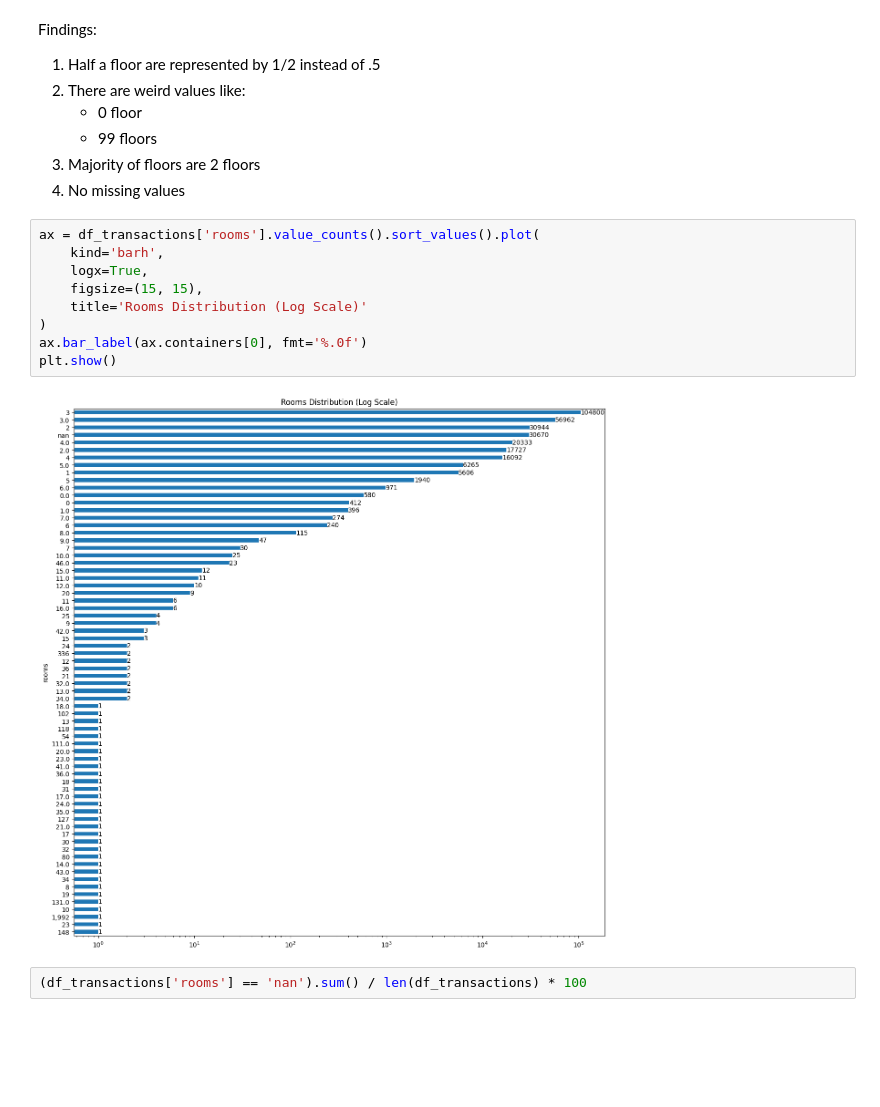
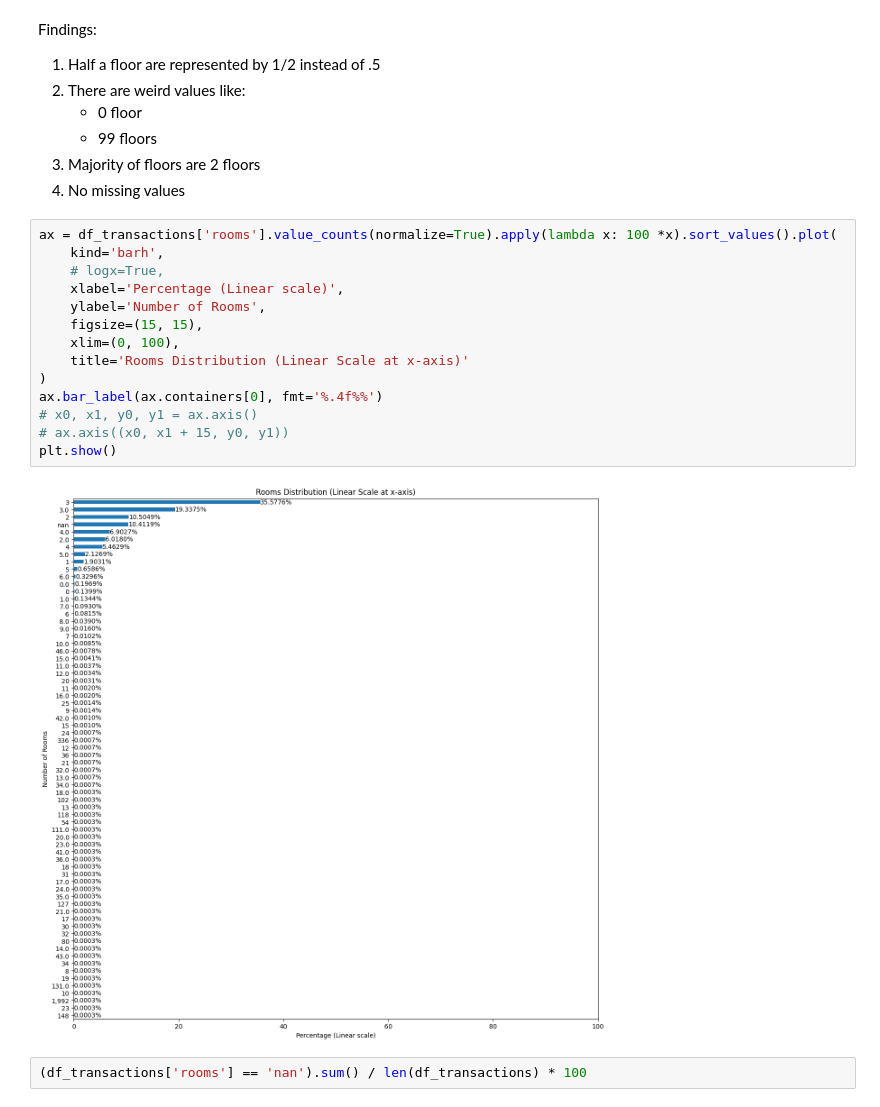
Before and after one commit to yuenherny/kl-house-price-forecasting, a Jupyter notebook: notebooks/02 - Data Exploration.ipynb, the cells around one changed output. Drawn from its saved outputs; the diff is of its cells as text; blank space fills up the shorter version.

```diff
--- a/notebooks/02 - Data Exploration.ipynb
+++ b/notebooks/02 - Data Exploration.ipynb
@@ -172,16 +177,21 @@ Findings:
 3. Majority of floors are 2 floors
 4. No missing values
 # %%
-ax = df_transactions['rooms'].value_counts().sort_values().plot(
+ax = df_transactions['rooms'].value_counts(normalize=True).apply(lambda x: 100 *x).sort_values().plot(
     kind='barh',
-    logx=True,
+    # logx=True,
+    xlabel='Percentage (Linear scale)',
+    ylabel='Number of Rooms',
     figsize=(15, 15),
-    title='Rooms Distribution (Log Scale)'
+    xlim=(0, 100),
+    title='Rooms Distribution (Linear Scale at x-axis)'
 )
-ax.bar_label(ax.containers[0], fmt='%.0f')
+ax.bar_label(ax.containers[0], fmt='%.4f%%')
+# x0, x1, y0, y1 = ax.axis()
+# ax.axis((x0, x1 + 15, y0, y1))
 plt.show()
 # %% [output]
-[figure, old version]
+[figure, new version]
 # %%
 (df_transactions['rooms'] == 'nan').sum() / len(df_transactions) * 100
 # %% [output]
```
Also changed, not shown: parts of 5 cells of this notebook.
